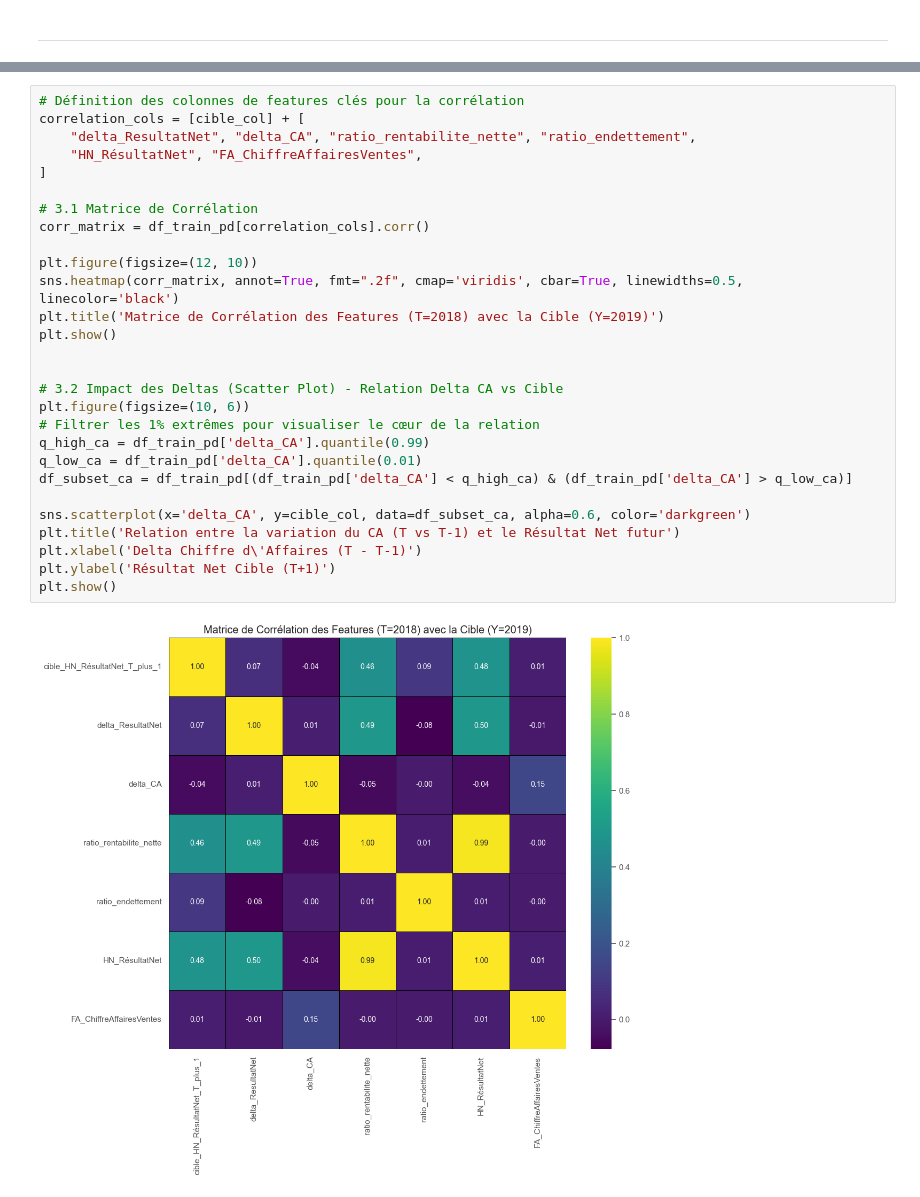
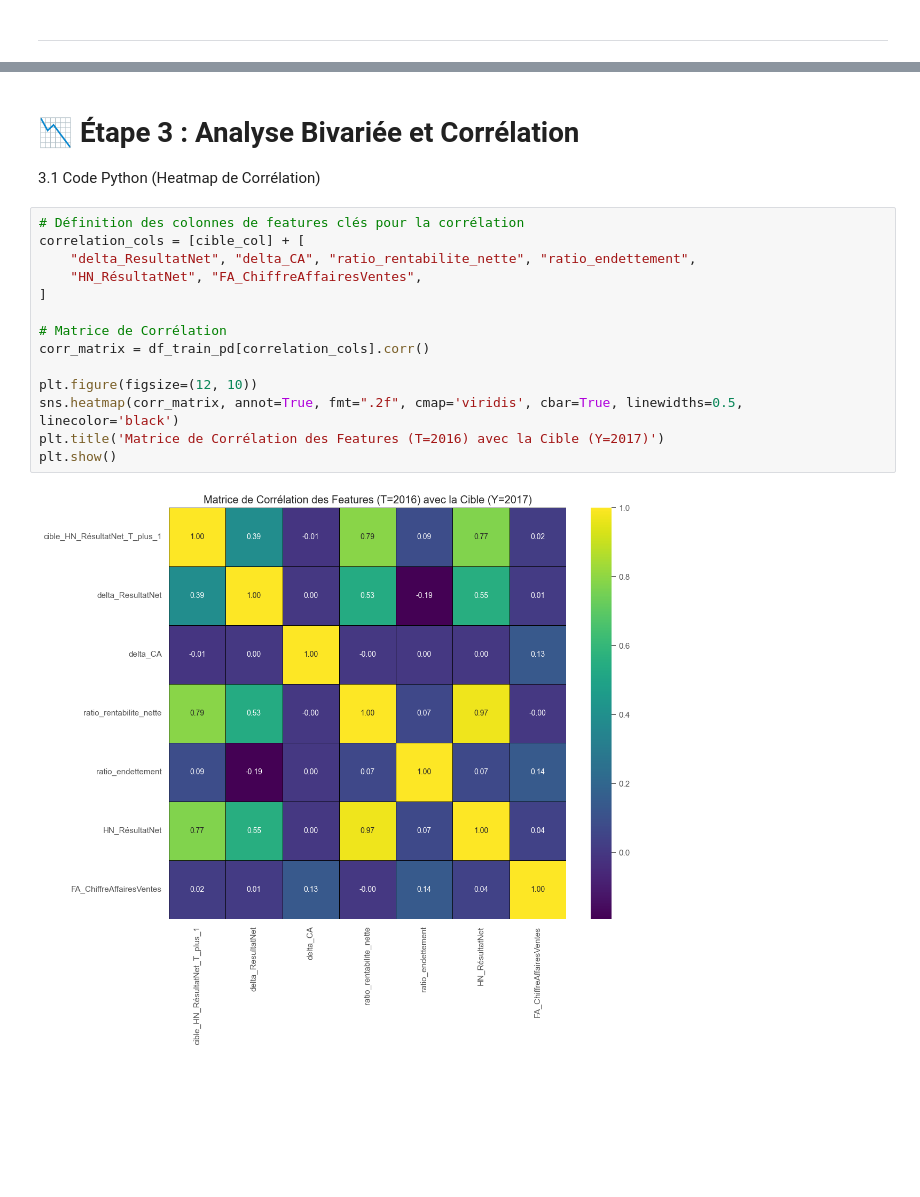
Before and after one commit to ugozchi/AS_Supervised_Learning, a Jupyter notebook: Notebooks/01_EDA.ipynb, the cells around one changed output, grey strips where cells are left out. Cells and saved outputs as stored; diff of their text form; blank space fills up the shorter version.

```diff
--- a/Notebooks/01_EDA.ipynb
+++ b/Notebooks/01_EDA.ipynb
@@ -410,30 +314,20 @@ plt.show()
+# %% [markdown]
+# 📉 Étape 3 : Analyse Bivariée et Corrélation
+
+3.1 Code Python (Heatmap de Corrélation)
 # %%
 # Définition des colonnes de features clés pour la corrélation
 correlation_cols = [cible_col] + [
     "delta_ResultatNet", "delta_CA", "ratio_rentabilite_nette", "ratio_endettement",
     "HN_RésultatNet", "FA_ChiffreAffairesVentes",
 ]
 
-# 3.1 Matrice de Corrélation
+# Matrice de Corrélation
 corr_matrix = df_train_pd[correlation_cols].corr()
 
 plt.figure(figsize=(12, 10))
 sns.heatmap(corr_matrix, annot=True, fmt=".2f", cmap='viridis', cbar=True, linewidths=0.5, linecolor='black')
-plt.title('Matrice de Corrélation des Features (T=2018) avec la Cible (Y=2019)')
+plt.title('Matrice de Corrélation des Features (T=2016) avec la Cible (Y=2017)')
 plt.show()
-
-
-# 3.2 Impact des Deltas (Scatter Plot) - Relation Delta CA vs Cible
-plt.figure(figsize=(10, 6))
-# Filtrer les 1% extrêmes pour visualiser le cœur de la relation
-q_high_ca = df_train_pd['delta_CA'].quantile(0.99)
-q_low_ca = df_train_pd['delta_CA'].quantile(0.01)
-df_subset_ca = df_train_pd[(df_train_pd['delta_CA'] < q_high_ca) & (df_train_pd['delta_CA'] > q_low_ca)]
-
-sns.scatterplot(x='delta_CA', y=cible_col, data=df_subset_ca, alpha=0.6, color='darkgreen')
-plt.title('Relation entre la variation du CA (T vs T-1) et le Résultat Net futur')
-plt.xlabel('Delta Chiffre d\'Affaires (T - T-1)')
-plt.ylabel('Résultat Net Cible (T+1)')
-plt.show()
 # %% [output]
-[figure, old version]
+[figure, new version]
```
Also changed, not shown: parts of 11 cells of this notebook, 3 other files.
